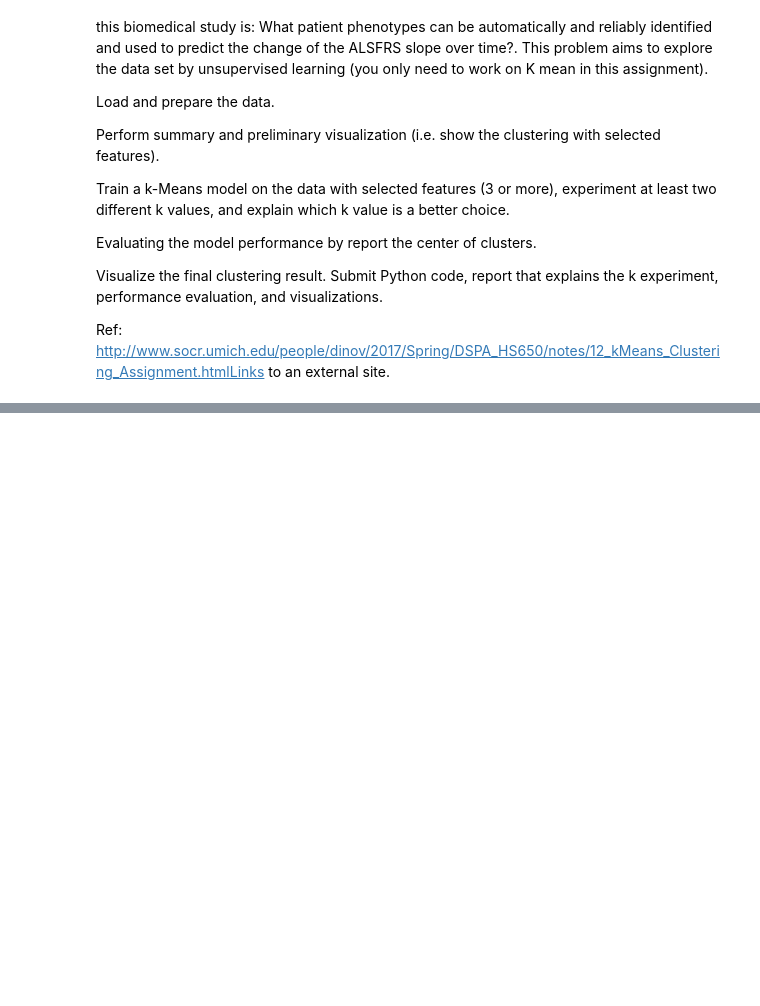
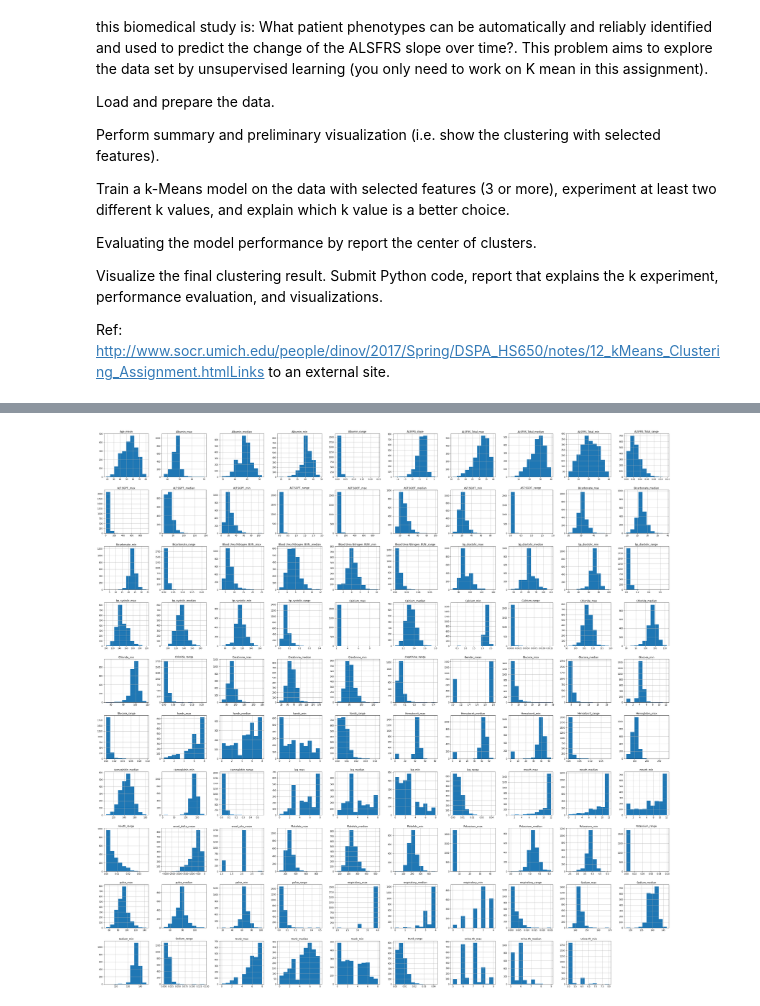
Before and after one commit to rghimre3/INFO5505_Machine_Learning_for-_Data_Scientist, a Jupyter notebook: Ghimire_Ramesh_clustering.ipynb, the cells around one changed output, grey strips where cells are left out. Saved outputs shown, nothing was run; the diff lists cells and outputs as text; code cells hidden in the pictures; blank space fills up the shorter version.

```diff
--- a/Ghimire_Ramesh_clustering.ipynb
+++ b/Ghimire_Ramesh_clustering.ipynb
@@ -39,0 +45,4 @@ from sklearn.model_selection import train_test_split
+# %%
+#reading the data from gitlab
+train_df=pd.read_csv("https://raw.githubusercontent.com/rghimre3/INFO5505_Machine_Learning_for_Data_Scientist/main/ALS_TrainingData_2223.csv")
+test_df=pd.read_csv("https://raw.githubusercontent.com/rghimre3/INFO5505_Machine_Learning_for_Data_Scientist/main/ALS_TestingData_78.csv")
@@ -39,0 +114,5 @@ from sklearn.model_selection import train_test_split
+# %%
+train_model=train_df.drop(labels=['ID','SubjectID'],axis=1)
+hist1=train_model.hist(figsize=(50,50))
+# %% [output]
+[figure, added]
```
Also changed, not shown: parts of 13 cells of this notebook.
